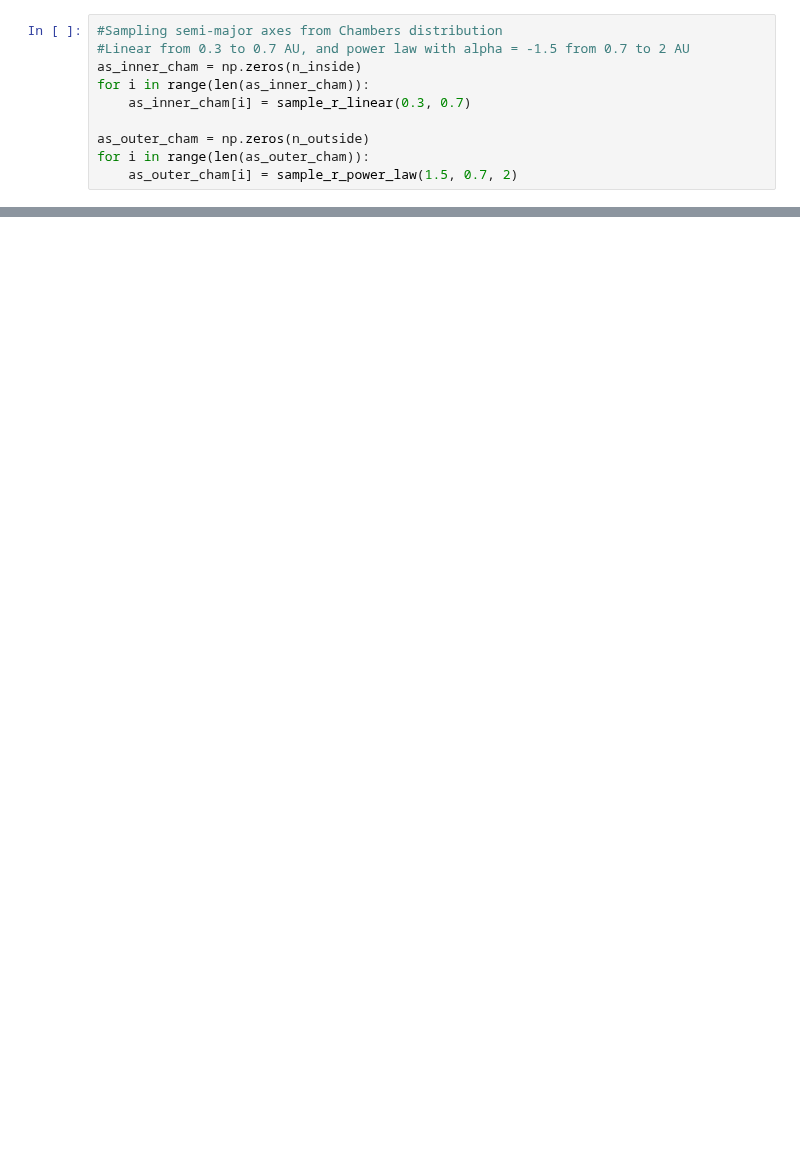
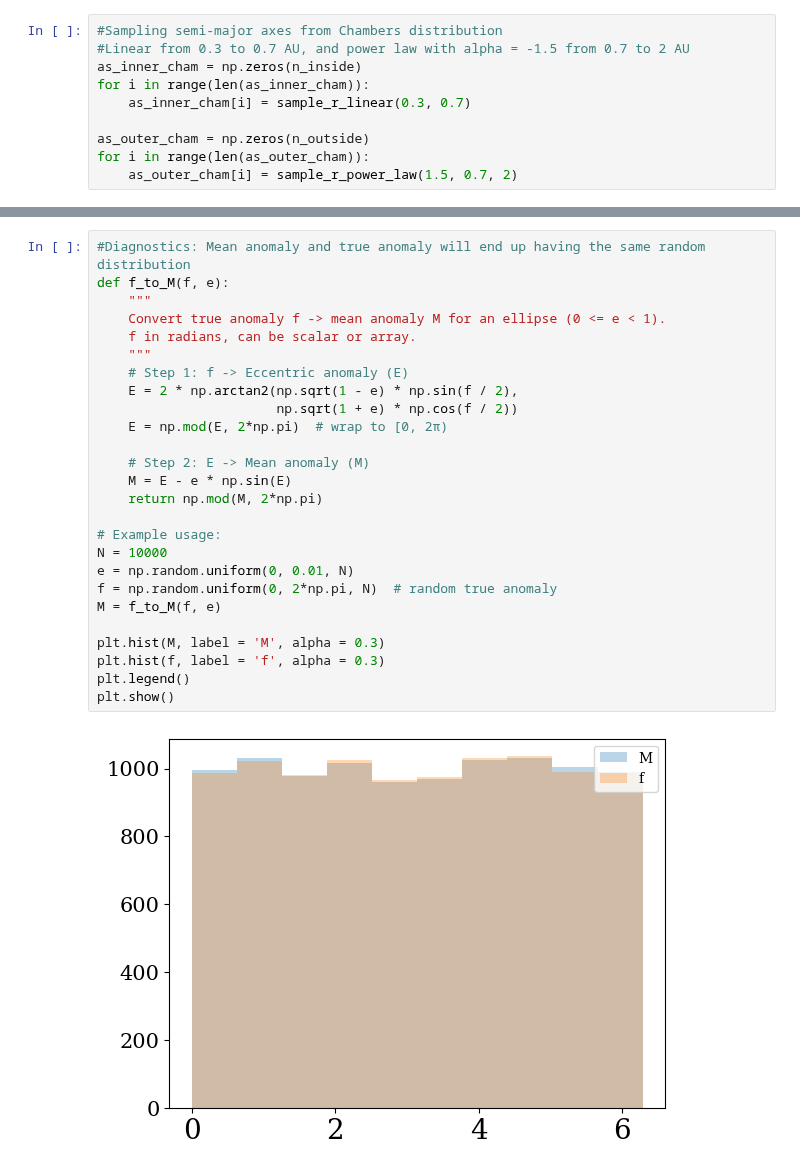
Before and after one commit to haniyehtajer/planet_cookbook, a Jupyter notebook: examples/GENGA_initial_conditions/get_orbits.ipynb, the cells around one changed output, grey strips where cells are left out. Drawn from its saved outputs; the diff is of its cells as text; blank space fills up the shorter version.

```diff
--- a/examples/GENGA_initial_conditions/get_orbits.ipynb
+++ b/examples/GENGA_initial_conditions/get_orbits.ipynb
@@ -224,0 +322,28 @@ plt.show()
+# %%
+#Diagnostics: Mean anomaly and true anomaly will end up having the same random distribution
+def f_to_M(f, e):
+    """
+    Convert true anomaly f -> mean anomaly M for an ellipse (0 <= e < 1).
+    f in radians, can be scalar or array.
+    """
+    # Step 1: f -> Eccentric anomaly (E)
+    E = 2 * np.arctan2(np.sqrt(1 - e) * np.sin(f / 2),
+                       np.sqrt(1 + e) * np.cos(f / 2))
+    E = np.mod(E, 2*np.pi)  # wrap to [0, 2π)
+
+    # Step 2: E -> Mean anomaly (M)
+    M = E - e * np.sin(E)
+    return np.mod(M, 2*np.pi)
+
+# Example usage:
+N = 10000
+e = np.random.uniform(0, 0.01, N)
+f = np.random.uniform(0, 2*np.pi, N)  # random true anomaly
+M = f_to_M(f, e)
+
+plt.hist(M, label = 'M', alpha = 0.3)
+plt.hist(f, label = 'f', alpha = 0.3)
+plt.legend()
+plt.show()
+# %% [output]
+[figure, added]
```
Also changed, not shown: parts of 12 cells of this notebook, 5 other files.
